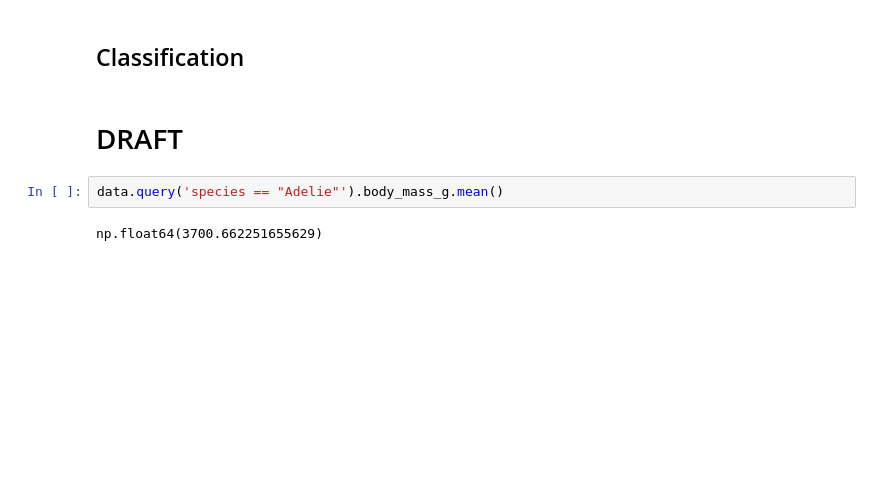
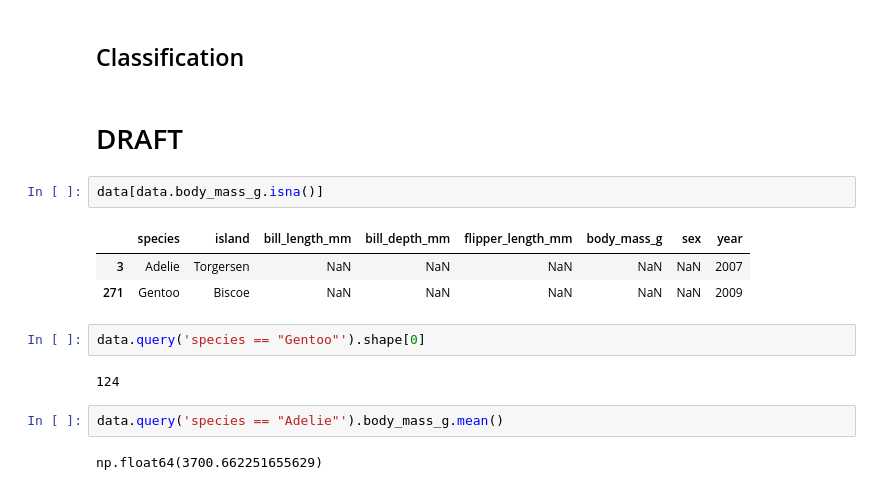
Before and after one commit to carlosjesuscaro/data_analysis_summary, a Jupyter notebook: main.ipynb, the cells around one changed output. Saved outputs shown, nothing was run; the diff lists cells and outputs as text; blank space fills up the shorter version.

```diff
--- a/main.ipynb
+++ b/main.ipynb
@@ -111,6 +169,16 @@ The sample size is 184
 ## Classification
 # %% [markdown]
 # DRAFT
+# %%
+data[data.body_mass_g.isna()]
+# %% [output]
+|  | species | island | bill_length_mm | bill_depth_mm | flipper_length_mm | body_mass_g | sex | year |
+| 3 | Adelie | Torgersen | NaN | NaN | NaN | NaN | NaN | 2007 |
+| 271 | Gentoo | Biscoe | NaN | NaN | NaN | NaN | NaN | 2009 |
+# %%
+data.query('species == "Gentoo"').shape[0]
+# %% [output]
+124
 # %%
 data.query('species == "Adelie"').body_mass_g.mean()
 # %% [output]
```
Also changed, not shown: parts of 13 cells of this notebook, 1 other file.
